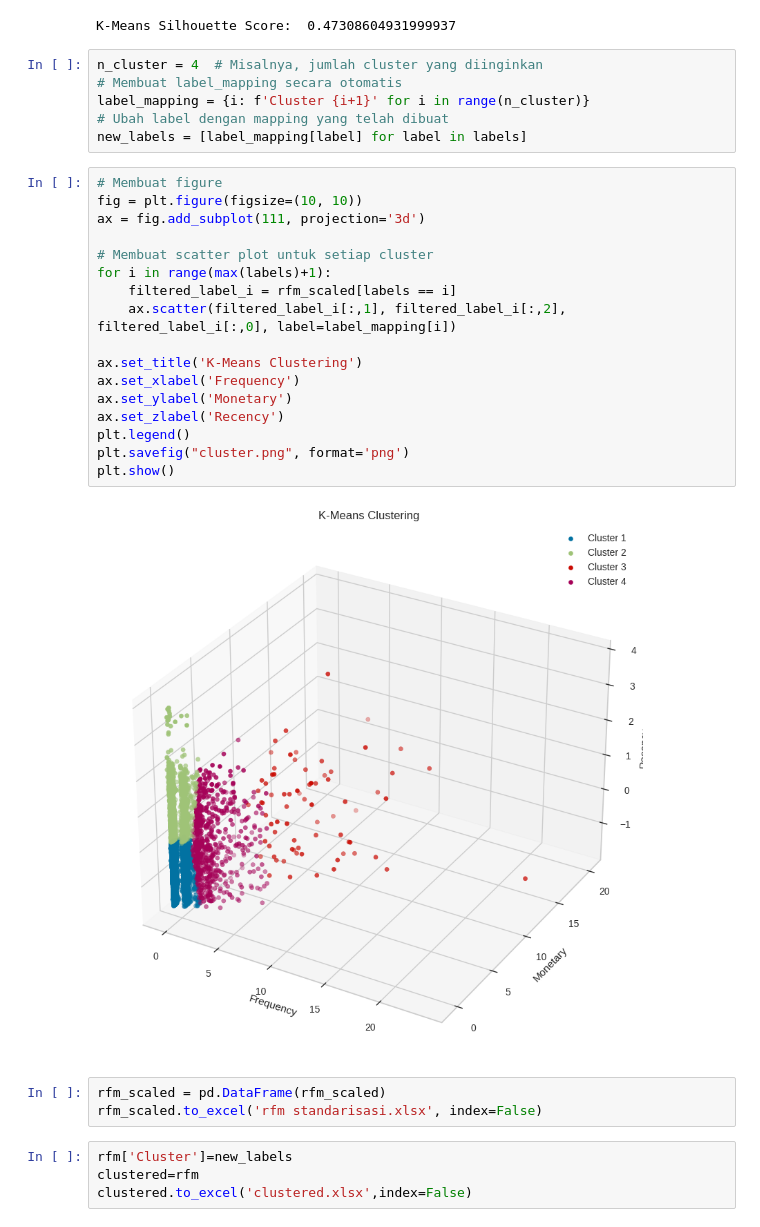
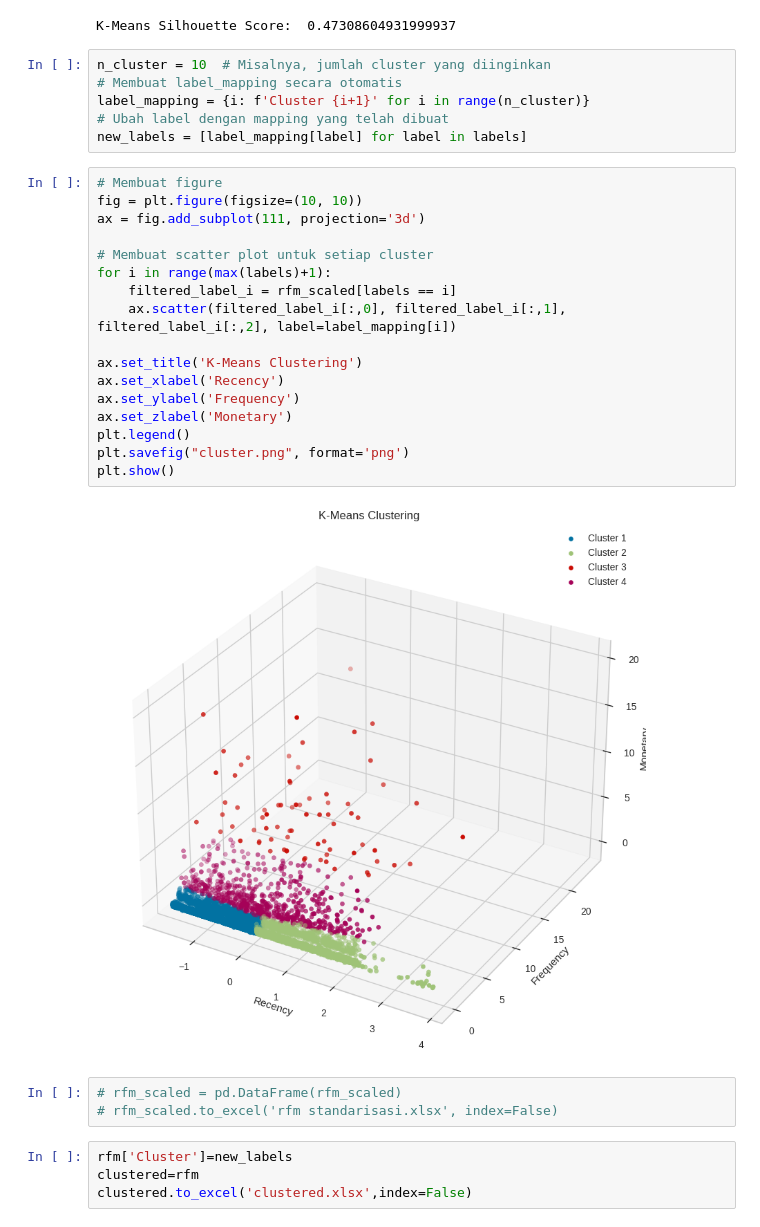
Before and after one commit to nilamaula26/Aplikasi-Login, a Jupyter notebook: RFM and K-Means.ipynb, the cells around one changed output. Saved outputs shown, nothing was run; the diff lists cells and outputs as text.

```diff
--- a/RFM and K-Means.ipynb
+++ b/RFM and K-Means.ipynb
@@ -194,7 +182,7 @@ print("K-Means Silhouette Score: ", ss)
 # %% [output]
 K-Means Silhouette Score:  0.47308604931999937
 # %%
-n_cluster = 4  # Misalnya, jumlah cluster yang diinginkan
+n_cluster = 10  # Misalnya, jumlah cluster yang diinginkan
 # Membuat label_mapping secara otomatis
 label_mapping = {i: f'Cluster {i+1}' for i in range(n_cluster)}
 # Ubah label dengan mapping yang telah dibuat
@@ -202,25 +190,25 @@ new_labels = [label_mapping[label] for label in labels]
 # %%
 # Membuat figure
 fig = plt.figure(figsize=(10, 10))
 ax = fig.add_subplot(111, projection='3d')
 
 # Membuat scatter plot untuk setiap cluster
 for i in range(max(labels)+1):
     filtered_label_i = rfm_scaled[labels == i]
-    ax.scatter(filtered_label_i[:,1], filtered_label_i[:,2], filtered_label_i[:,0], label=label_mapping[i])
+    ax.scatter(filtered_label_i[:,0], filtered_label_i[:,1], filtered_label_i[:,2], label=label_mapping[i])
 
 ax.set_title('K-Means Clustering')
-ax.set_xlabel('Frequency')
-ax.set_ylabel('Monetary')
-ax.set_zlabel('Recency')
+ax.set_xlabel('Recency')
+ax.set_ylabel('Frequency')
+ax.set_zlabel('Monetary')
 plt.legend()
 plt.savefig("cluster.png", format='png')
 plt.show()
 # %% [output]
-[figure, old version]
+[figure, new version]
 # %%
-rfm_scaled = pd.DataFrame(rfm_scaled)
-rfm_scaled.to_excel('rfm standarisasi.xlsx', index=False)
+# rfm_scaled = pd.DataFrame(rfm_scaled)
+# rfm_scaled.to_excel('rfm standarisasi.xlsx', index=False)
 # %%
 rfm['Cluster']=new_labels
 clustered=rfm
```
Also changed, not shown: parts of 8 cells of this notebook.
